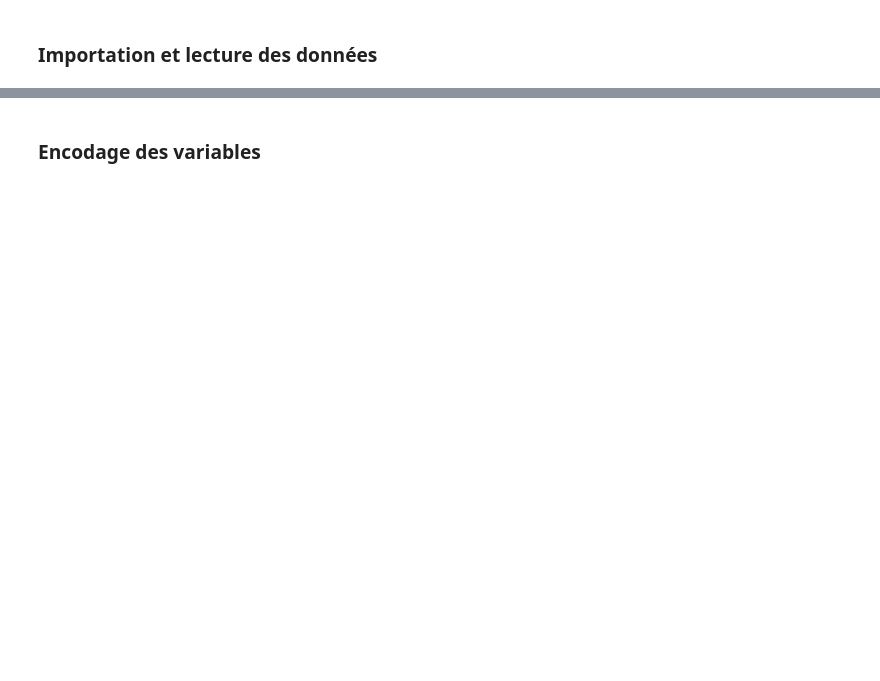
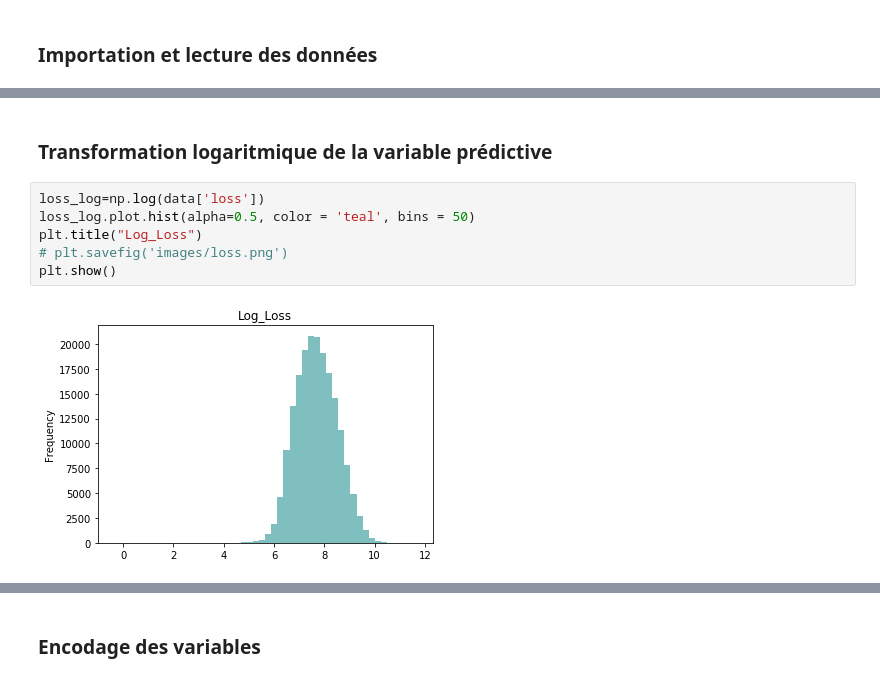
Before and after one commit to iskini/Fil-rouge, a Jupyter notebook: Allstate claims severity.ipynb, the cells around one changed output, grey strips where cells are left out. Cells and saved outputs as stored; diff of their text form; blank space fills up the shorter version.

```diff
--- a/Allstate claims severity.ipynb
+++ b/Allstate claims severity.ipynb
@@ -157,0 +237,10 @@ plt.hist(data["loss"]);
+# %% [markdown]
+### Transformation logaritmique de la variable prédictive
+# %%
+loss_log=np.log(data['loss'])
+loss_log.plot.hist(alpha=0.5, color = 'teal', bins = 50)
+plt.title("Log_Loss")
+# plt.savefig('images/loss.png')
+plt.show()
+# %% [output]
+[figure, added]
```
Also changed, not shown: parts of 43 cells of this notebook.
